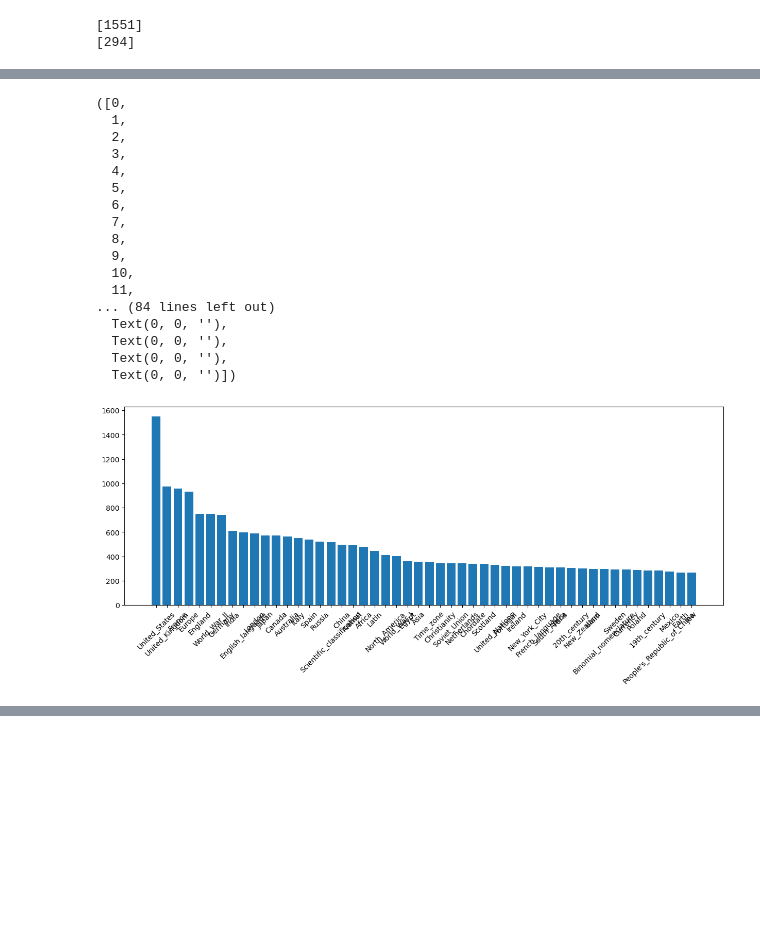
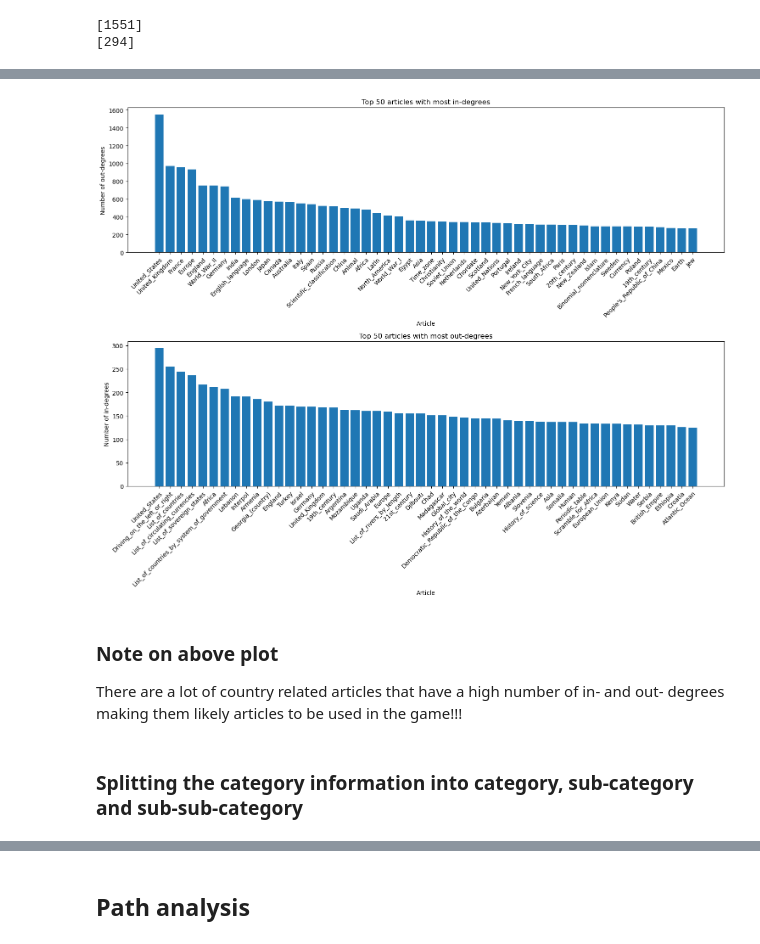
Before and after one commit to epfl-ada/ada-2023-project-jellyfish401, a Jupyter notebook: data_obvservation.ipynb, the cells around one changed output, grey strips where cells are left out. Saved outputs shown, nothing was run; the diff lists cells and outputs as text; code cells hidden in the pictures; blank space fills up the shorter version.

```diff
--- a/data_obvservation.ipynb
+++ b/data_obvservation.ipynb
@@ -48,30 +57,34 @@ out_degrees.sort_values(by='out_degrees', ascending=False)
 | Dewey_Square | 1 |
 4587 rows × 1 columns
-# %%
-fig = plt.figure(figsize=(15,5))
-
-in_degrees.sort_values(by='in_degrees', ascending=False, inplace=True)
-plt.bar(in_degrees[:50].index, in_degrees[:50]['in_degrees'])
-plt.xticks(rotation=45)
-# %% [output]
-([0,
-  1,
-  2,
-  3,
-  4,
-  5,
-  6,
-  7,
-  8,
-  9,
-  10,
-  11,
-... (84 lines left out)
-  Text(0, 0, ''),
-  Text(0, 0, ''),
-  Text(0, 0, ''),
-  Text(0, 0, '')])
-[figure, removed]
+# %%
+figs, axs = plt.subplots(2,1,figsize=(15,12))
+
+k = 50
+
+axs[0].bar(in_degrees[:k].index, in_degrees[:k]['in_degrees'])
+axs[0].xaxis.set_ticks(in_degrees[:k].index)
+axs[0].xaxis.set_ticklabels(in_degrees[:k].index, rotation=45, ha='right',rotation_mode="anchor")
+axs[0].set_title(f"Top {k} articles with most in-degrees")
+axs[0].set_xlabel("Article")
+axs[0].set_ylabel("Number of out-degrees")
+
+
+axs[1].bar(out_degrees[:k].index, out_degrees[:k]['out_degrees'])
+axs[1].xaxis.set_ticks(out_degrees[:k].index)
+axs[1].xaxis.set_ticklabels(out_degrees[:k].index, rotation=45, ha='right', rotation_mode="anchor")
+axs[1].set_title(f"Top {k} articles with most out-degrees")
+axs[1].set_xlabel("Article")
+axs[1].set_ylabel("Number of in-degrees")
+
+plt.tight_layout()
+# %% [output]
+[figure, added]
+# %% [markdown]
+### Note on above plot
+
+There are a lot of country related articles that have a high number of in- and out- degrees making them likely articles to be used in the game!!!
+# %% [markdown]
+### Splitting the category information into category, sub-category and sub-sub-category
 # %%
 df_subcategories = df_categories.copy()
 df_subcategories['category'].str.split('.', expand=True).shape
@@ -92,3 +105,5 @@ display(df_subcategories)
 | 5202 | Zuid-Gelders | Language_and_literature | Languages | None |
 | 5203 | Zulu | Geography | African_Geography | None |
 5204 rows × 4 columns
+# %% [markdown]
+## Path analysis
```
Also changed, not shown: parts of 11 cells of this notebook.
